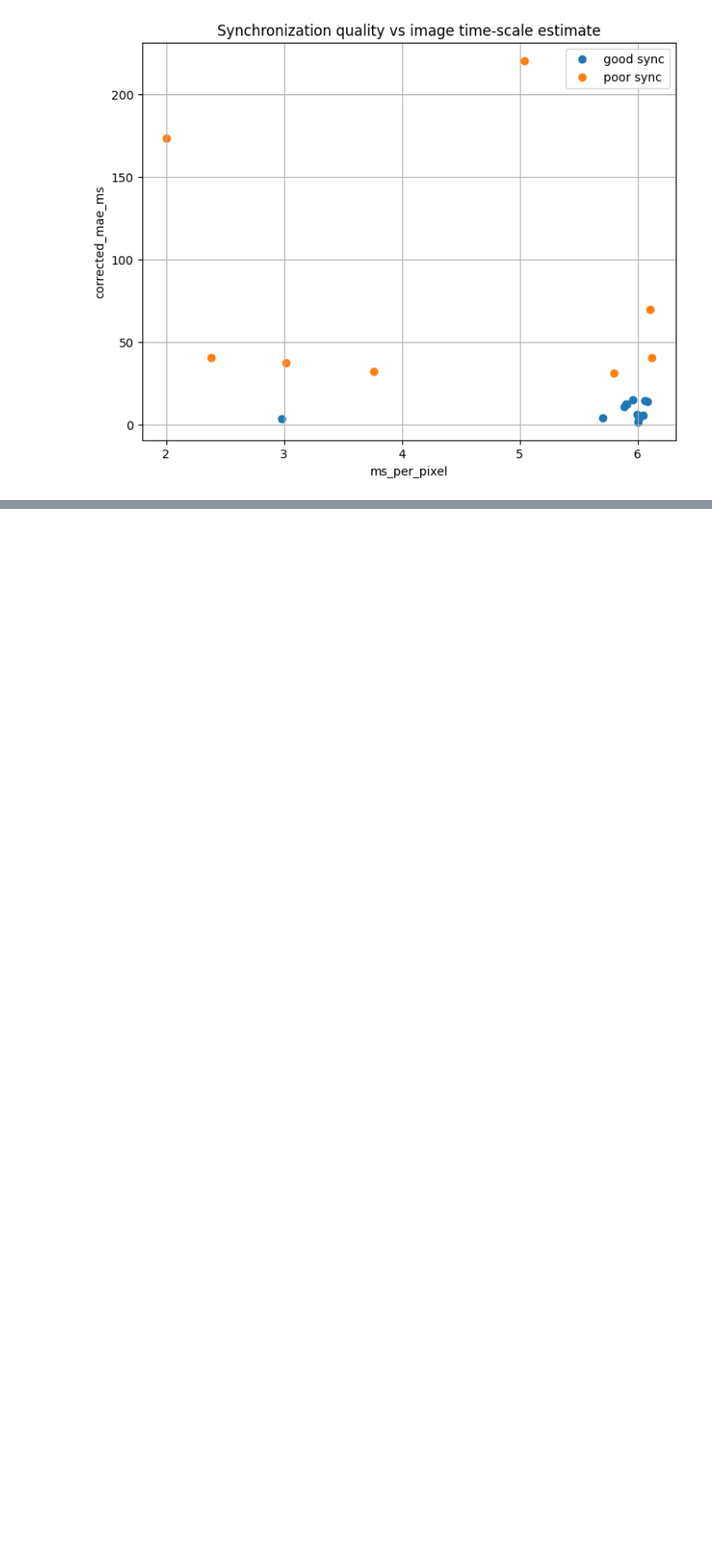
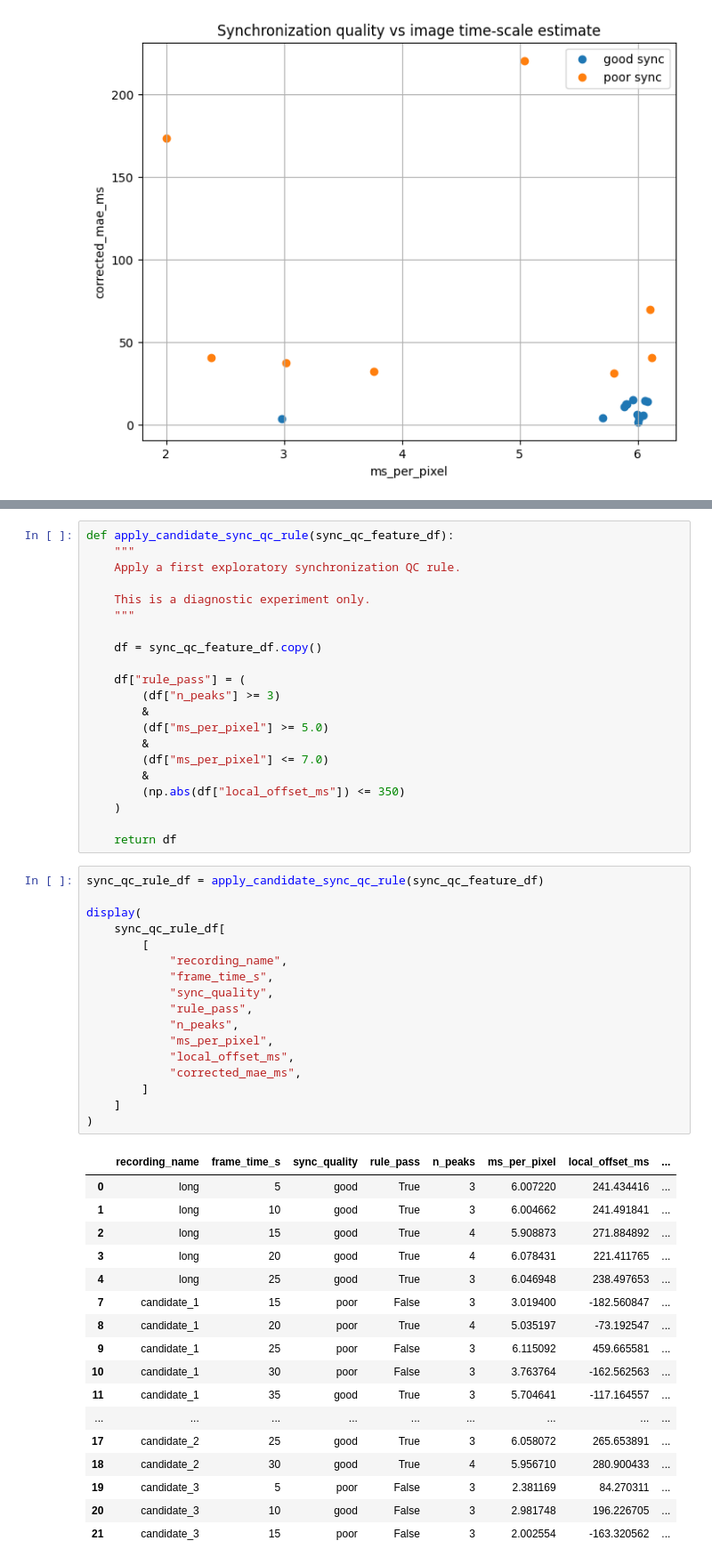
Before and after one commit to MrCzaro/DopplerLab, a Jupyter notebook: NB03 - Doppler image-audio QC integration.ipynb, the cells around one changed output, grey strips where cells are left out. Shown at 89% size. Cells and saved outputs as stored; diff of their text form; blank space fills up the shorter version.

```diff
--- a/NB03 - Doppler image-audio QC integration.ipynb
+++ b/NB03 - Doppler image-audio QC integration.ipynb
@@ -4686,0 +4578,56 @@ plt.show()
+# %%
+def apply_candidate_sync_qc_rule(sync_qc_feature_df):
+    """
+    Apply a first exploratory synchronization QC rule.
+
+    This is a diagnostic experiment only.
+    """
+
+    df = sync_qc_feature_df.copy()
+
+    df["rule_pass"] = (
+        (df["n_peaks"] >= 3)
+        &
+        (df["ms_per_pixel"] >= 5.0)
+        &
+        (df["ms_per_pixel"] <= 7.0)
+        &
+        (np.abs(df["local_offset_ms"]) <= 350)
+    )
+
+    return df
+# %%
+sync_qc_rule_df = apply_candidate_sync_qc_rule(sync_qc_feature_df)
+
+display(
+    sync_qc_rule_df[
+        [
+            "recording_name",
+            "frame_time_s",
+            "sync_quality",
+            "rule_pass",
+            "n_peaks",
+            "ms_per_pixel",
+            "local_offset_ms",
+            "corrected_mae_ms",
+        ]
+    ]
+)
+# %% [output]
+|  | recording_name | frame_time_s | sync_quality | rule_pass | n_peaks | ms_per_pixel | local_offset_ms | ... |
+| 0 | long | 5 | good | True | 3 | 6.007220 | 241.434416 | ... |
+| 1 | long | 10 | good | True | 3 | 6.004662 | 241.491841 | ... |
+| 2 | long | 15 | good | True | 4 | 5.908873 | 271.884892 | ... |
+| 3 | long | 20 | good | True | 4 | 6.078431 | 221.411765 | ... |
+| 4 | long | 25 | good | True | 3 | 6.046948 | 238.497653 | ... |
+| 7 | candidate_1 | 15 | poor | False | 3 | 3.019400 | -182.560847 | ... |
+| 8 | candidate_1 | 20 | poor | True | 4 | 5.035197 | -73.192547 | ... |
+| 9 | candidate_1 | 25 | poor | False | 3 | 6.115092 | 459.665581 | ... |
+| 10 | candidate_1 | 30 | poor | False | 3 | 3.763764 | -162.562563 | ... |
+| 11 | candidate_1 | 35 | good | True | 3 | 5.704641 | -117.164557 | ... |
+| ... | ... | ... | ... | ... | ... | ... | ... | ... |
+| 17 | candidate_2 | 25 | good | True | 3 | 6.058072 | 265.653891 | ... |
+| 18 | candidate_2 | 30 | good | True | 4 | 5.956710 | 280.900433 | ... |
+| 19 | candidate_3 | 5 | poor | False | 3 | 2.381169 | 84.270311 | ... |
+| 20 | candidate_3 | 10 | good | False | 3 | 2.981748 | 196.226705 | ... |
+| 21 | candidate_3 | 15 | poor | False | 3 | 2.002554 | -163.320562 | ... |
```
Also changed, not shown: parts of 31 cells of this notebook, 1 other file.
